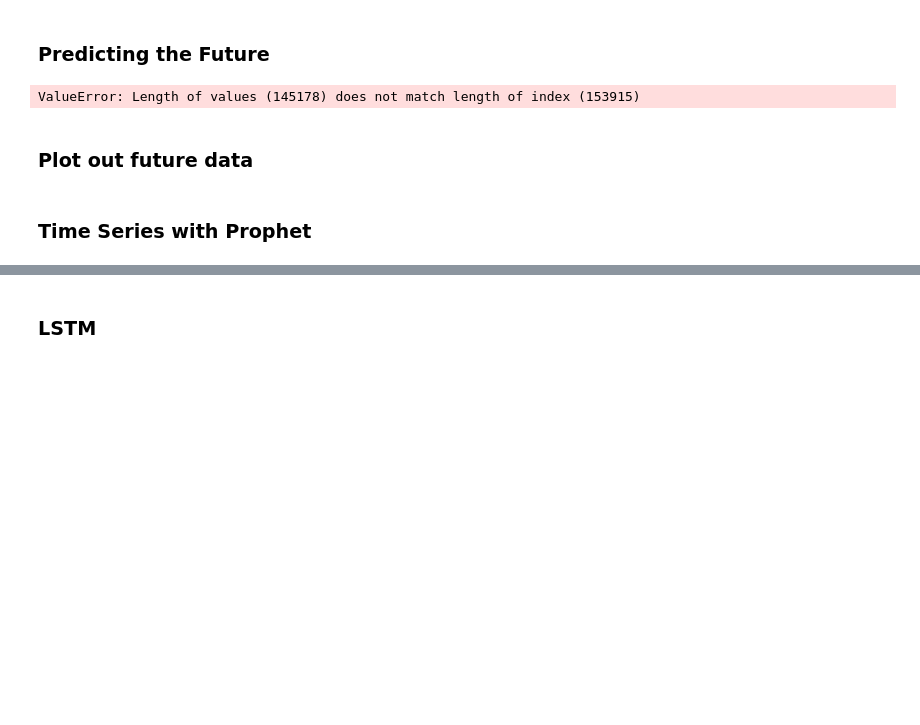
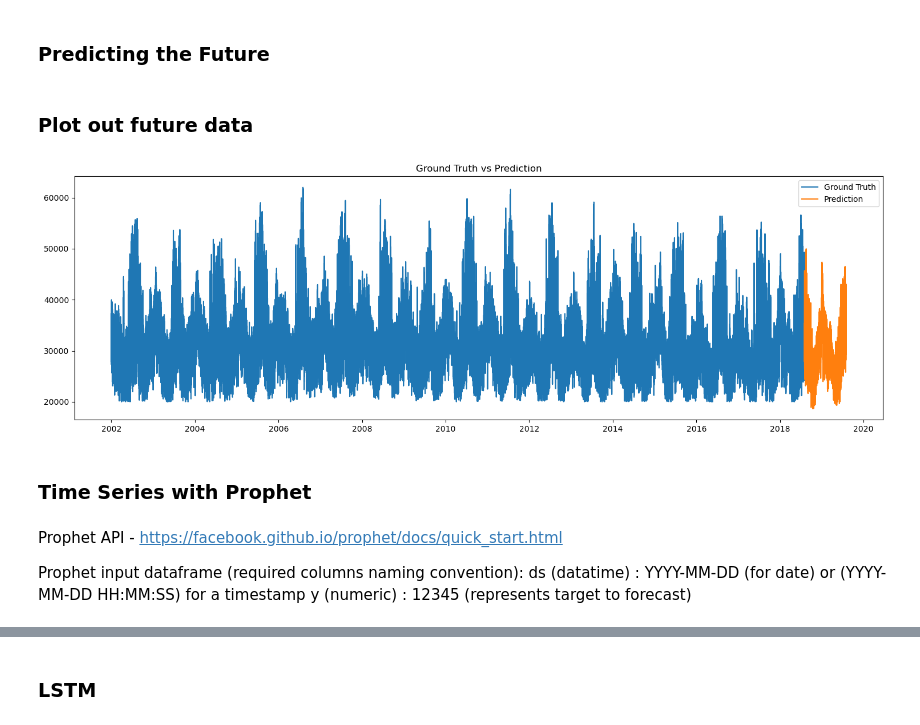
Before and after one commit to xKHGx/Compilation-of-Time-Series-models, a Jupyter notebook: Compliation-of-Time-Series-models.ipynb, the cells around one changed output, grey strips where cells are left out. Cells and saved outputs as stored; diff of their text form; code cells hidden in the pictures; blank space fills up the shorter version.

Commit message:
update with Prophet framework

```diff
--- a/Compliation-of-Time-Series-models.ipynb
+++ b/Compliation-of-Time-Series-models.ipynb
@@ -870,8 +862,7 @@ xgb_best.save_model('./model/xgb_best_model_{date}.json')
 X = xgb_df[FEATURES]
 y = xgb_df[TARGET]
 
-xgb_best.fit(X,y,
-             early_stopping_rounds = 10,
+xgb_gs.fit(X,y,
              eval_set = [(X, y)],
              verbose = 200
     )
@@ -913,24 +920,24 @@ xgb_df_future.tail()
 # %% [markdown]
 ### Predicting the Future
 # %%
-xgb_df_future['pred_future'] = xgb_best.predict(xgb_df[FEATURES])
+xgb_df_future['pred_future'] = xgb_gs.predict(xgb_df_future[FEATURES])
-# %% [output]
-ValueError: Length of values (145178) does not match length of index (153915)
 # %% [markdown]
 ### Plot out future data
 # %%
 plt.figure(figsize=(15,5))
 
 # plt.plot(xgb_df_future['PJME_MW'], label='Ground Truth')
 # plt.plot(xgb_df_future['pred_future'], label = 'Prediction')
 
 plt.plot(xgb_df_future[xgb_df_future['IsFuture'] == False]['PJME_MW'], label='Ground Truth')
-plt.plot(xgb_df_future[xgb_df_future['IsFuture'] == True]['PJME_MW'], label = 'Prediction')
+plt.plot(xgb_df_future[xgb_df_future['IsFuture'] == True]['pred_future'], label = 'Prediction')
 
 # plt.axvline(start, ls='--', color='black')
 
 plt.title('Ground Truth vs Prediction')
 plt.legend()
 
 plt.tight_layout()
+# %% [output]
+[figure, added]
 # %%
@@ -938,2 +945,8 @@ xgb_best.save_model('xgb_model.json')
 # %% [markdown]
 ### Time Series with Prophet
+# %% [markdown]
+Prophet API - https://facebook.github.io/prophet/docs/quick_start.html
+
+Prophet input dataframe (required columns naming convention):
+ds (datatime) : YYYY-MM-DD (for date) or (YYYY-MM-DD HH:MM:SS) for a timestamp
+y (numeric) : 12345 (represents target to forecast)
```
Also changed, not shown: parts of 44 cells of this notebook.
